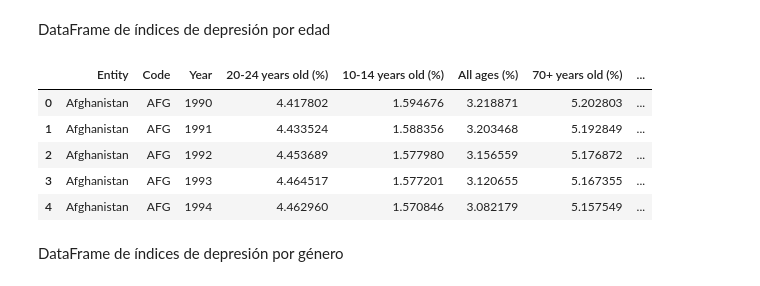
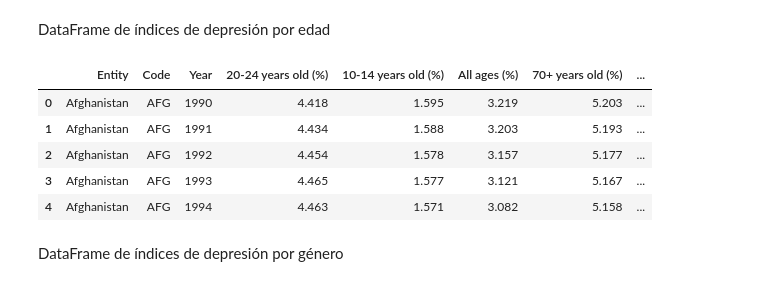
Before and after one commit to restradap001/Dementia, a Jupyter notebook: Project.ipynb, the cells around one changed output. Saved outputs shown, nothing was run; the diff lists cells and outputs as text; code cells hidden in the pictures.

```diff
--- a/Project.ipynb
+++ b/Project.ipynb
@@ -68,12 +43,12 @@ import os
 # %% [markdown]
 ### Lectura de datos
 # %%
-global_disorders = pd.read_excel(open('./data/depression.xlsx', 'rb'), sheet_name='prevalence-by-mental-and-substa')
-education_level = pd.read_excel(open('./data/depression.xlsx', 'rb'), sheet_name='depression-by-level-of-educatio')
-age_groups = pd.read_excel(open('./data/depression.xlsx', 'rb'), sheet_name='prevalence-of-depression-by-age')
-gender_groups = pd.read_excel(open('./data/depression.xlsx', 'rb'), sheet_name='prevalence-of-depression-males-')
-depression_and_suicide_rate = pd.read_excel(open('./data/depression.xlsx', 'rb'), sheet_name='suicide-rates-vs-prevalence-of-')
-affected = pd.read_excel(open('./data/depression.xlsx', 'rb'), sheet_name='number-with-depression-by-count')
+global_disorders = pd.read_excel(open("./data/depression.xlsx", 'rb'), sheet_name='prevalence-by-mental-and-substa')
+education_level = pd.read_excel(open('data/depression.xlsx', 'rb'), sheet_name='depression-by-level-of-educatio')
+age_groups = pd.read_excel(open('data/depression.xlsx', 'rb'), sheet_name='prevalence-of-depression-by-age')
+gender_groups = pd.read_excel(open('data/depression.xlsx', 'rb'), sheet_name='prevalence-of-depression-males-')
+depression_and_suicide_rate = pd.read_excel(open('data/depression.xlsx', 'rb'), sheet_name='suicide-rates-vs-prevalence-of-')
+affected = pd.read_excel(open('data/depression.xlsx', 'rb'), sheet_name='number-with-depression-by-count')
 # %% [markdown]
 ### Visualización las dimensiones de las tablas
 
@@ -220,15 +195,15 @@ education_level.head()
 | 4 | Estonia | EST | 2014 | 3.8 | 3.8 | 5.1 | ... |
 # %% [markdown]
 DataFrame de índices de depresión por edad
-# %%
-age_groups.head()
-# %% [output]
-|  | Entity | Code | Year | 20-24 years old (%) | 10-14 years old (%) | All ages (%) | 70+ years old (%) | ... |
-| 0 | Afghanistan | AFG | 1990 | 4.417802 | 1.594676 | 3.218871 | 5.202803 | ... |
-| 1 | Afghanistan | AFG | 1991 | 4.433524 | 1.588356 | 3.203468 | 5.192849 | ... |
-| 2 | Afghanistan | AFG | 1992 | 4.453689 | 1.577980 | 3.156559 | 5.176872 | ... |
-| 3 | Afghanistan | AFG | 1993 | 4.464517 | 1.577201 | 3.120655 | 5.167355 | ... |
-| 4 | Afghanistan | AFG | 1994 | 4.462960 | 1.570846 | 3.082179 | 5.157549 | ... |
+# %%
+round(age_groups.head(), 3)
+# %% [output]
+|  | Entity | Code | Year | 20-24 years old (%) | 10-14 years old (%) | All ages (%) | 70+ years old (%) | ... |
+| 0 | Afghanistan | AFG | 1990 | 4.418 | 1.595 | 3.219 | 5.203 | ... |
+| 1 | Afghanistan | AFG | 1991 | 4.434 | 1.588 | 3.203 | 5.193 | ... |
+| 2 | Afghanistan | AFG | 1992 | 4.454 | 1.578 | 3.157 | 5.177 | ... |
+| 3 | Afghanistan | AFG | 1993 | 4.465 | 1.577 | 3.121 | 5.167 | ... |
+| 4 | Afghanistan | AFG | 1994 | 4.463 | 1.571 | 3.082 | 5.158 | ... |
 # %% [markdown]
 DataFrame de índices de depresión por género
 # %%
```
Also changed, not shown: parts of 58 cells of this notebook.
